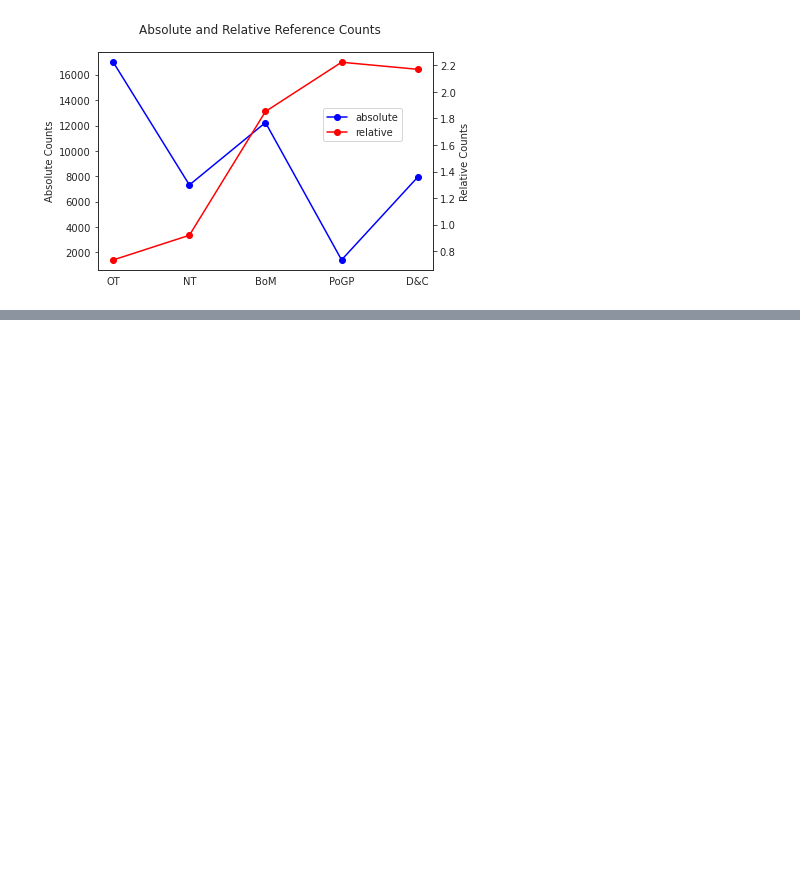
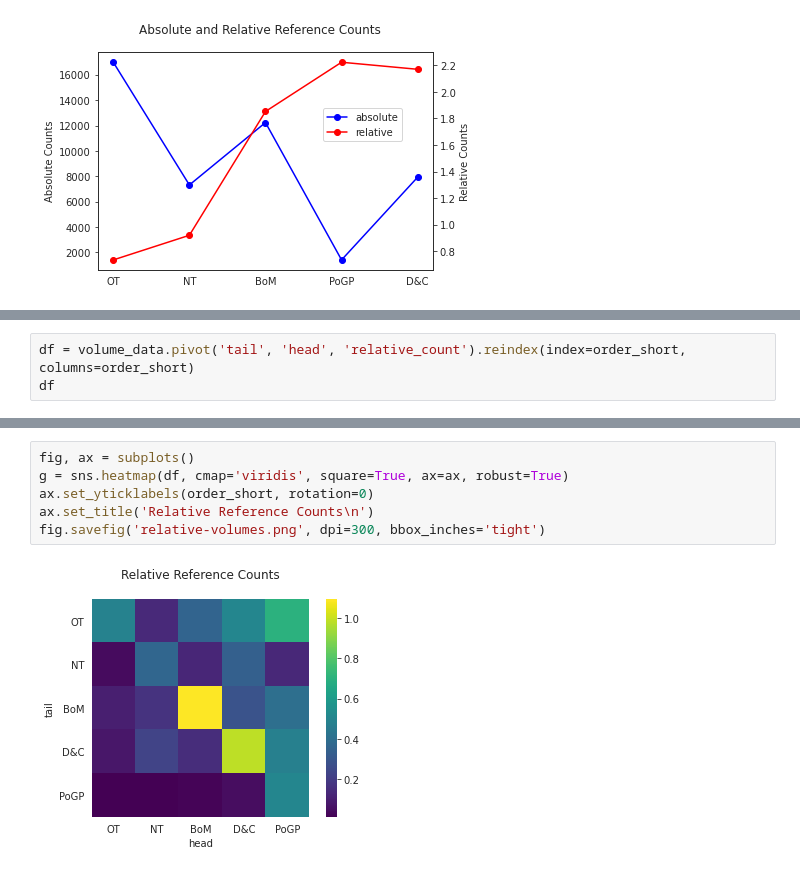
Before and after one commit to skearnes/scripture-graph, a Jupyter notebook: scripture_graph/ipynb/scratching_the_surface.ipynb, the cells around one changed output, grey strips where cells are left out. Saved outputs shown, nothing was run; the diff lists cells and outputs as text; blank space fills up the shorter version.

```diff
--- a/scripture_graph/ipynb/scratching_the_surface.ipynb
+++ b/scripture_graph/ipynb/scratching_the_surface.ipynb
@@ -188,0 +247,3 @@ print(book_data.head())
+# %%
+df = volume_data.pivot('tail', 'head', 'relative_count').reindex(index=order_short, columns=order_short)
+df
@@ -189,2 +258,10 @@ print(book_data.head())
+# %%
+fig, ax = subplots()
+g = sns.heatmap(df, cmap='viridis', square=True, ax=ax, robust=True)
+ax.set_yticklabels(order_short, rotation=0)
+ax.set_title('Relative Reference Counts\n')
+fig.savefig('relative-volumes.png', dpi=300, bbox_inches='tight')
+# %% [output]
+[figure, added]
 # %%
 order = []
```
Also changed, not shown: parts of 12 cells of this notebook, 1 other file.
